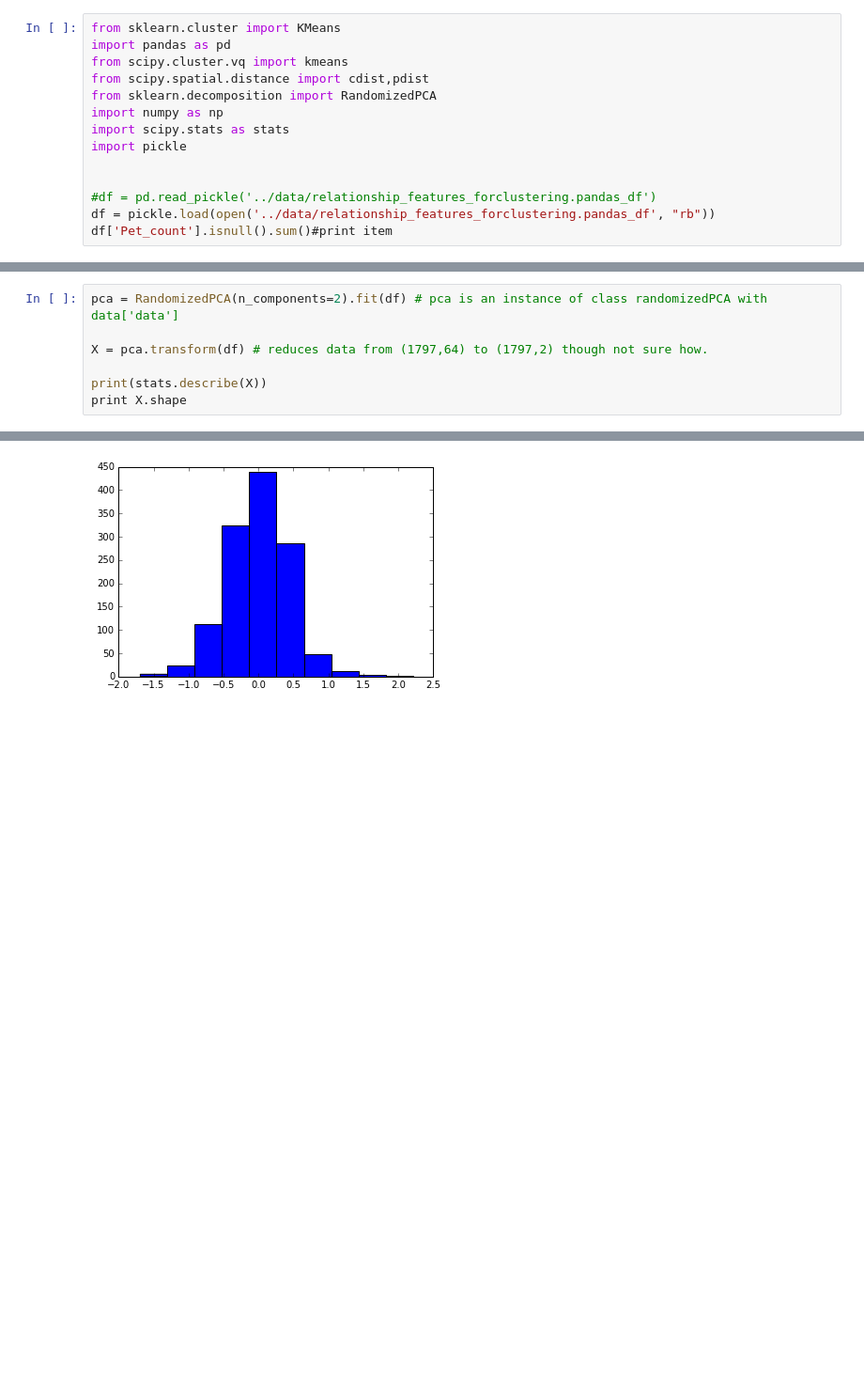
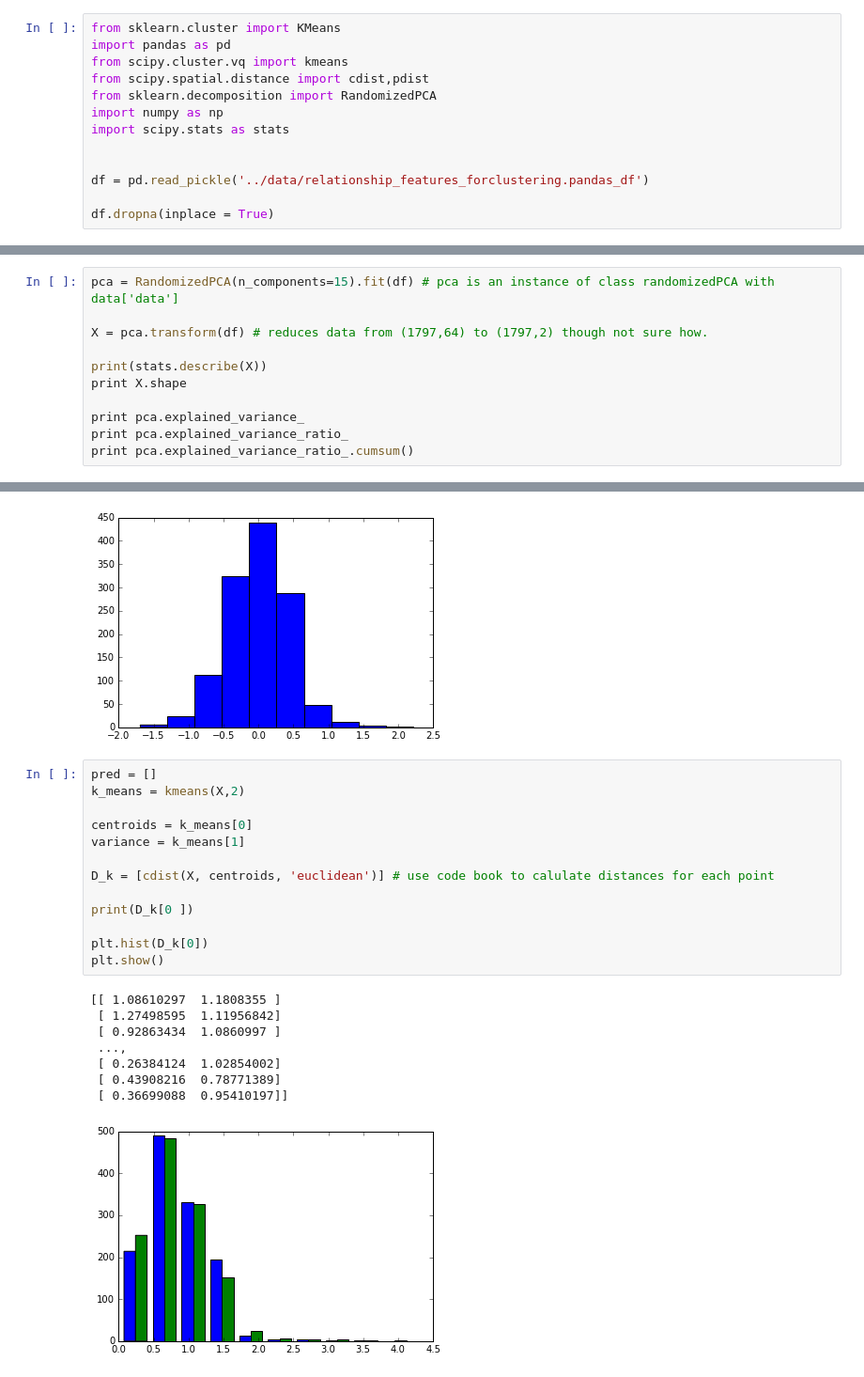
Before and after one commit to crangelsmith/Shryne_project, a Jupyter notebook: Shryne/modeling/clustering_investigations.ipynb, the cells around one changed output, grey strips where cells are left out. Shown at 94% size. Saved outputs shown, nothing was run; the diff lists cells and outputs as text; blank space fills up the shorter version.

```diff
--- a/Shryne/modeling/clustering_investigations.ipynb
+++ b/Shryne/modeling/clustering_investigations.ipynb
@@ -6,9 +6,8 @@ from scipy.spatial.distance import cdist,pdist
 from sklearn.decomposition import RandomizedPCA
 import numpy as np
 import scipy.stats as stats
-import pickle
 
 
-#df = pd.read_pickle('../data/relationship_features_forclustering.pandas_df')
-df = pickle.load(open('../data/relationship_features_forclustering.pandas_df', "rb"))
-df['Pet_count'].isnull().sum()#print item
+df = pd.read_pickle('../data/relationship_features_forclustering.pandas_df')
+
+df.dropna(inplace = True)
@@ -22,8 +14,12 @@ df.head()
 # %%
-pca = RandomizedPCA(n_components=2).fit(df) # pca is an instance of class randomizedPCA with data['data']
+pca = RandomizedPCA(n_components=15).fit(df) # pca is an instance of class randomizedPCA with data['data']
 
 X = pca.transform(df) # reduces data from (1797,64) to (1797,2) though not sure how.
 
 print(stats.describe(X))
 print X.shape
+
+print pca.explained_variance_
+print pca.explained_variance_ratio_
+print pca.explained_variance_ratio_.cumsum()
 # %% [output]
@@ -44,3 +56,25 @@ plt.show()
 # %% [output]
 Populating the interactive namespace from numpy and matplotlib
 [figure]
+# %%
+pred = []
+k_means = kmeans(X,2)
+
+centroids = k_means[0]
+variance = k_means[1]
+
+D_k = [cdist(X, centroids, 'euclidean')] # use code book to calulate distances for each point
+
+print(D_k[0 ])
+
+plt.hist(D_k[0])
+plt.show()
+# %% [output]
+[[ 1.08610297  1.1808355 ]
+ [ 1.27498595  1.11956842]
+ [ 0.92863434  1.0860997 ]
+ ...,
+ [ 0.26384124  1.02854002]
+ [ 0.43908216  0.78771389]
+ [ 0.36699088  0.95410197]]
+[figure, added]
```
Also changed, not shown: parts of 4 cells of this notebook.
